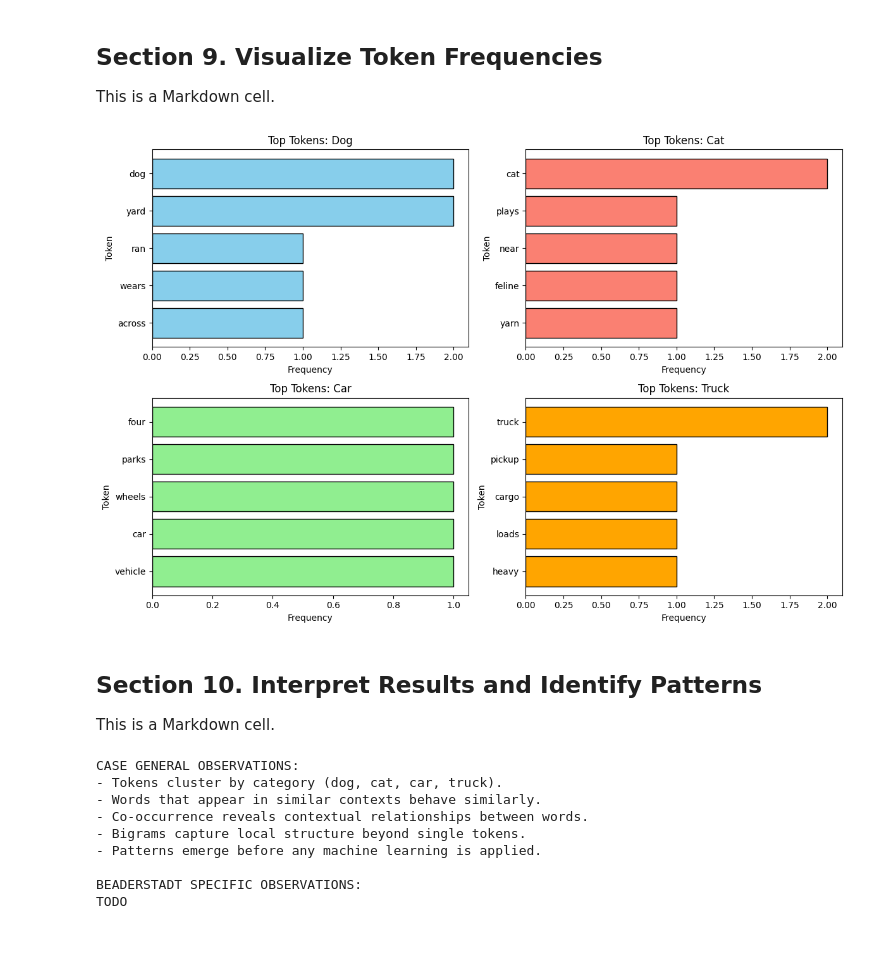
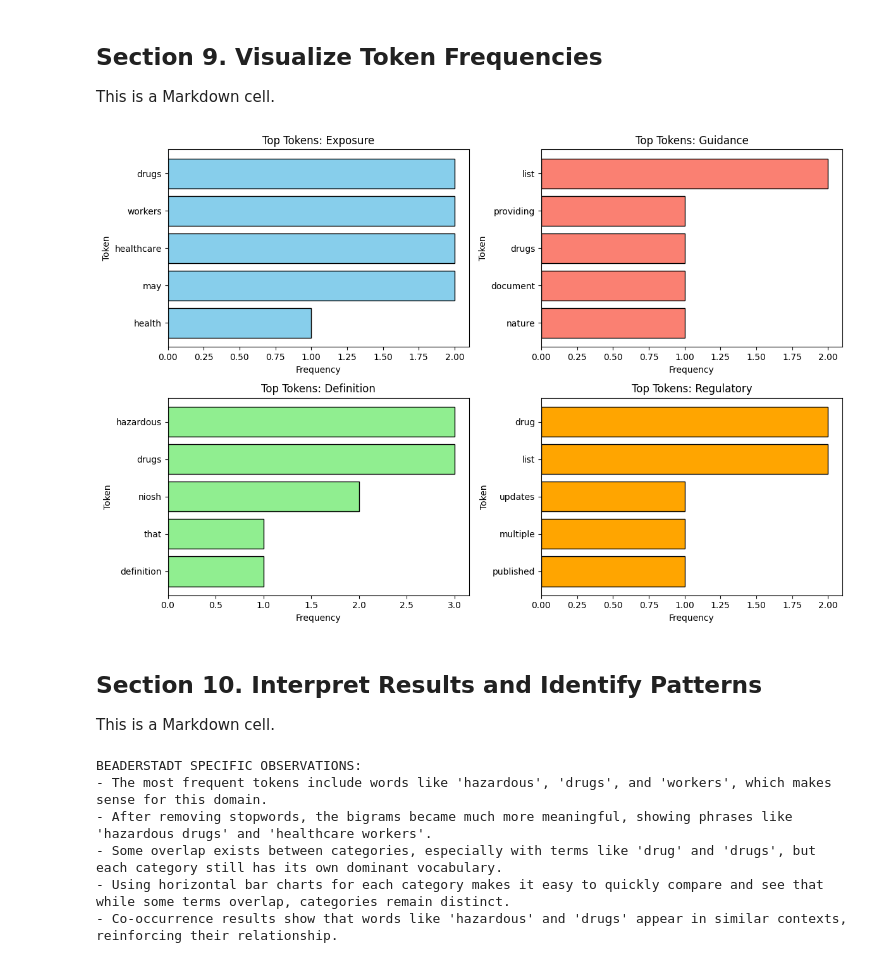
Before and after one commit to abeaderstadt/nlp-03-text-exploration, a Jupyter notebook: notebooks/nlp_corpus_explore_beaderstadt.ipynb, the cells around one changed output. Cells and saved outputs as stored; diff of their text form; code cells hidden in the pictures.

```diff
--- a/notebooks/nlp_corpus_explore_beaderstadt.ipynb
+++ b/notebooks/nlp_corpus_explore_beaderstadt.ipynb
@@ -147,7 +182,7 @@ This is a Markdown cell.
 # and stripping common punctuation. We also filter out very short tokens (length <= 2) and stopwords.
 # This simple tokenizer is sufficient for our small, controlled corpus.
 # Use the string strip() method to remove punctuation from the beginning and end of each token.
-stopwords = {"the", "a", "in", "on"}
+stopwords = {"the", "and", "is", "of", "to", "for", "are"}
 
 
 def tokenize(text: str) -> list[str]:
@@ -417,33 +452,33 @@ shape: (10, 2)
 This is a Markdown cell.
 # %%
 # List of categories and colors for each
-categories = ["dog", "cat", "car", "truck"]
+categories = ["exposure", "guidance", "definition", "regulatory"]
 colors = ["skyblue", "salmon", "lightgreen", "orange"]
 
 # Create a 2x2 subplot grid
 fig, axes = plt.subplots(2, 2, figsize=(12, 8))
 axes = axes.flatten()  # Flatten to easily index subplots
 
 for i, category in enumerate(categories):
     # Filter top 5 tokens for this category
     top_df = category_freq_df.filter(pl.col("category") == category).head(5)
 
     # Horizontal bar chart with category-specific color
     axes[i].barh(top_df["token"], top_df["len"], color=colors[i], edgecolor="black")
 
     # Invert y-axis so highest frequency is on top
     axes[i].invert_yaxis()
 
     # Set titles and labels
     axes[i].set_title(f"Top Tokens: {category.capitalize()}")
     axes[i].set_xlabel("Frequency")
     axes[i].set_ylabel("Token")
 
 # Adjust layout so subplots don't overlap
 plt.tight_layout()
 plt.show()
 # %% [output]
-[figure, old version]
+[figure, new version]
 # %% [markdown]
 ## Section 10. Interpret Results and Identify Patterns
 
@@ -451,27 +486,30 @@ This is a Markdown cell.
 # %%
 # Section 10 Python cell
 
+print("\nBEADERSTADT SPECIFIC OBSERVATIONS:")
 
-print("\nCASE GENERAL OBSERVATIONS:")
-
-print("- Tokens cluster by category (dog, cat, car, truck).")
-print("- Words that appear in similar contexts behave similarly.")
-print("- Co-occurrence reveals contextual relationships between words.")
-print("- Bigrams capture local structure beyond single tokens.")
-print("- Patterns emerge before any machine learning is applied.")
-
-print("\nBEADERSTADT SPECIFIC OBSERVATIONS:")
-print("TODO")
+print(
+    "- The most frequent tokens include words like 'hazardous', 'drugs', and 'workers', which makes sense for this domain."
+)
+print(
+    "- After removing stopwords, the bigrams became much more meaningful, showing phrases like 'hazardous drugs' and 'healthcare workers'."
+)
+print(
+    "- Some overlap exists between categories, especially with terms like 'drug' and 'drugs', but each category still has its own dominant vocabulary."
+)
+print(
+    "- Using horizontal bar charts for each category makes it easy to quickly compare and see that while some terms overlap, categories remain distinct."
+)
+print(
+    "- Co-occurrence results show that words like 'hazardous' and 'drugs' appear in similar contexts, reinforcing their relationship."
+)
 # %% [output]
-CASE GENERAL OBSERVATIONS:
-- Tokens cluster by category (dog, cat, car, truck).
-- Words that appear in similar contexts behave similarly.
-- Co-occurrence reveals contextual relationships between words.
-- Bigrams capture local structure beyond single tokens.
-- Patterns emerge before any machine learning is applied.
-
 BEADERSTADT SPECIFIC OBSERVATIONS:
-TODO
+- The most frequent tokens include words like 'hazardous', 'drugs', and 'workers', which makes sense for this domain.
+- After removing stopwords, the bigrams became much more meaningful, showing phrases like 'hazardous drugs' and 'healthcare workers'.
+- Some overlap exists between categories, especially with terms like 'drug' and 'drugs', but each category still has its own dominant vocabulary.
+- Using horizontal bar charts for each category makes it easy to quickly compare and see that while some terms overlap, categories remain distinct.
+- Co-occurrence results show that words like 'hazardous' and 'drugs' appear in similar contexts, reinforcing their relationship.
 # %%
 # Final Python cell
 
```
Also changed, not shown: parts of 10 cells of this notebook, 2 other files.
